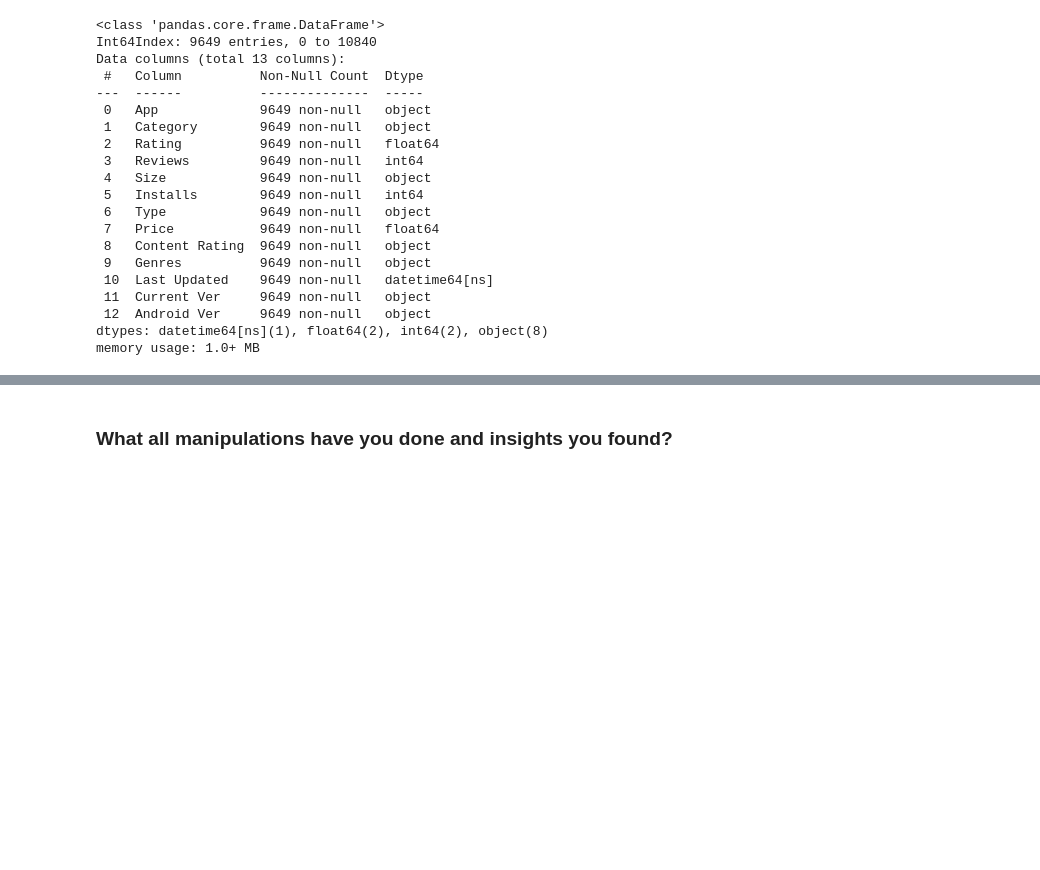
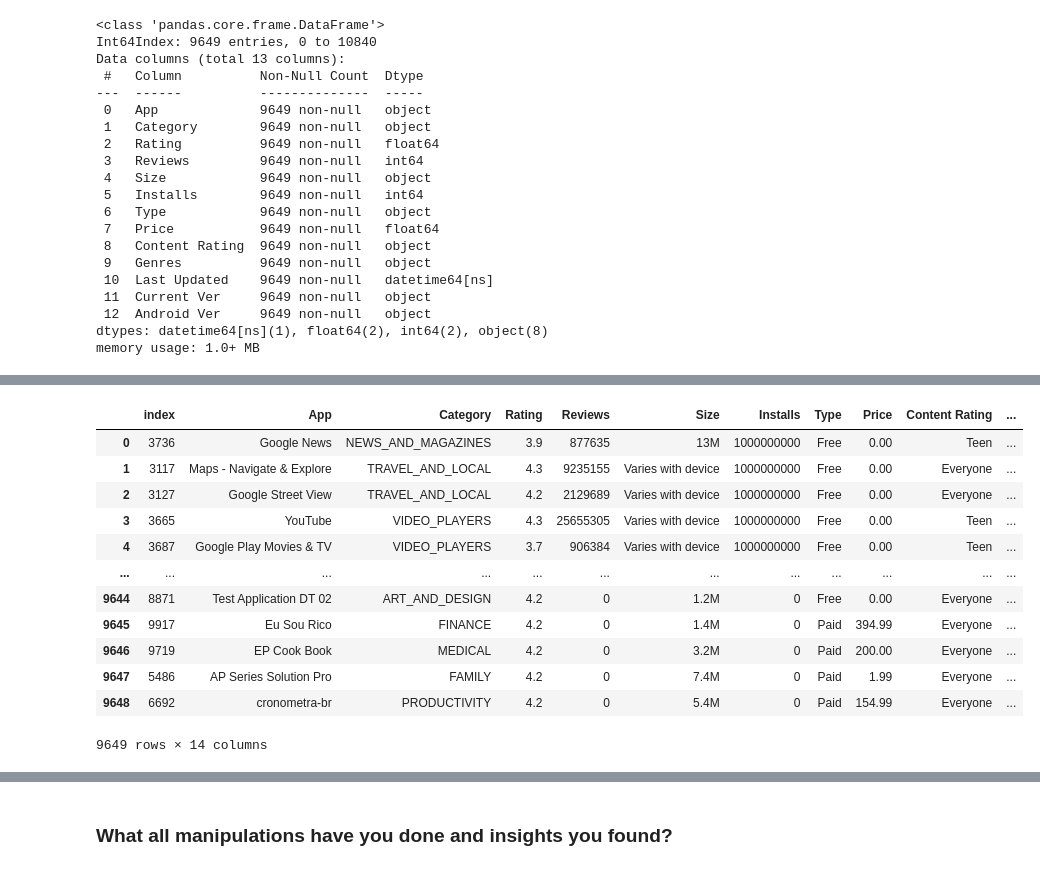
Before and after one commit to jeetu2994/Play_store_app_review_analysyis, a Jupyter notebook: JM_|_Capstone_Project_EDA_(PlayStore_App_Review_Analysis).ipynb, the cells around one changed output, grey strips where cells are left out. Saved outputs shown, nothing was run; the diff lists cells and outputs as text; code cells hidden in the pictures; blank space fills up the shorter version.

```diff
--- a/JM_|_Capstone_Project_EDA_(PlayStore_App_Review_Analysis).ipynb
+++ b/JM_|_Capstone_Project_EDA_(PlayStore_App_Review_Analysis).ipynb
@@ -1024,0 +1192,18 @@ ps_high_rat = ps_ana_df[ps_ana_df["Rating"] == 5.0]
+# %%
+# Sort the values according to "Installs" in a descending order and the assign to "ps_ana_sort_inst" variable.
+ps_ana_sort_inst = ps_ana_df.sort_values(by = "Installs" ,ascending = False ).reset_index()
+ps_ana_sort_inst
+# %% [output]
+|  | index | App | Category | Rating | Reviews | Size | Installs | Type | Price | Content Rating | ... |
+| 0 | 3736 | Google News | NEWS_AND_MAGAZINES | 3.9 | 877635 | 13M | 1000000000 | Free | 0.00 | Teen | ... |
+| 1 | 3117 | Maps - Navigate & Explore | TRAVEL_AND_LOCAL | 4.3 | 9235155 | Varies with device | 1000000000 | Free | 0.00 | Everyone | ... |
+| 2 | 3127 | Google Street View | TRAVEL_AND_LOCAL | 4.2 | 2129689 | Varies with device | 1000000000 | Free | 0.00 | Everyone | ... |
+| 3 | 3665 | YouTube | VIDEO_PLAYERS | 4.3 | 25655305 | Varies with device | 1000000000 | Free | 0.00 | Teen | ... |
+| 4 | 3687 | Google Play Movies & TV | VIDEO_PLAYERS | 3.7 | 906384 | Varies with device | 1000000000 | Free | 0.00 | Teen | ... |
+| ... | ... | ... | ... | ... | ... | ... | ... | ... | ... | ... | ... |
+| 9644 | 8871 | Test Application DT 02 | ART_AND_DESIGN | 4.2 | 0 | 1.2M | 0 | Free | 0.00 | Everyone | ... |
+| 9645 | 9917 | Eu Sou Rico | FINANCE | 4.2 | 0 | 1.4M | 0 | Paid | 394.99 | Everyone | ... |
+| 9646 | 9719 | EP Cook Book | MEDICAL | 4.2 | 0 | 3.2M | 0 | Paid | 200.00 | Everyone | ... |
+| 9647 | 5486 | AP Series Solution Pro | FAMILY | 4.2 | 0 | 7.4M | 0 | Paid | 1.99 | Everyone | ... |
+| 9648 | 6692 | cronometra-br | PRODUCTIVITY | 4.2 | 0 | 5.4M | 0 | Paid | 154.99 | Everyone | ... |
+9649 rows × 14 columns
```
Also changed, not shown: parts of 55 cells of this notebook.
